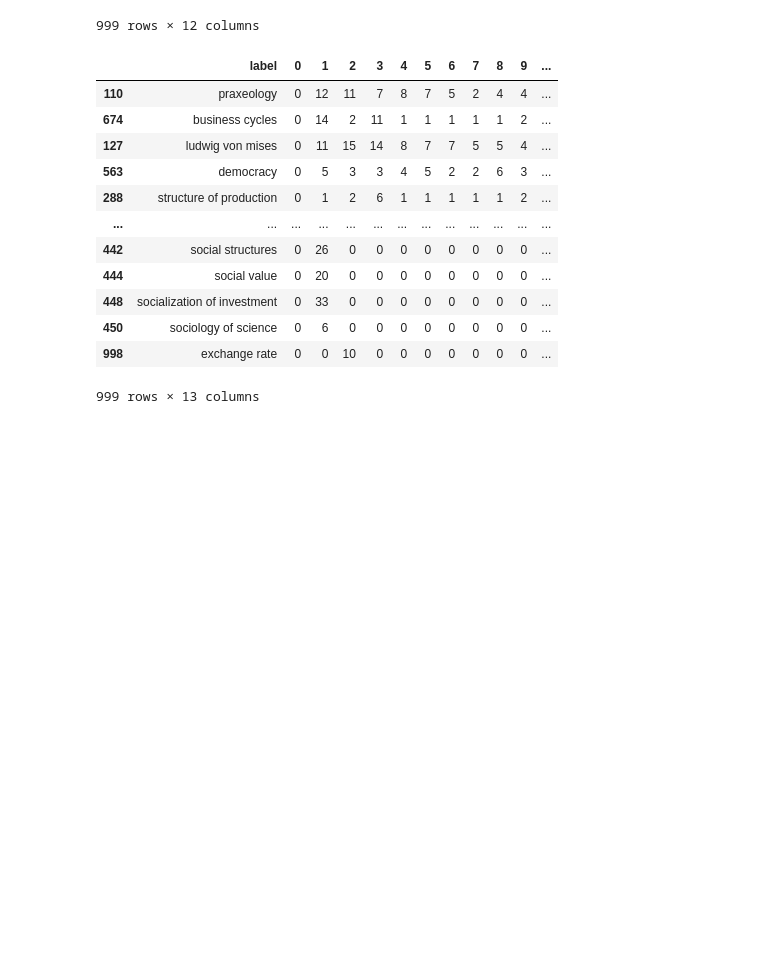
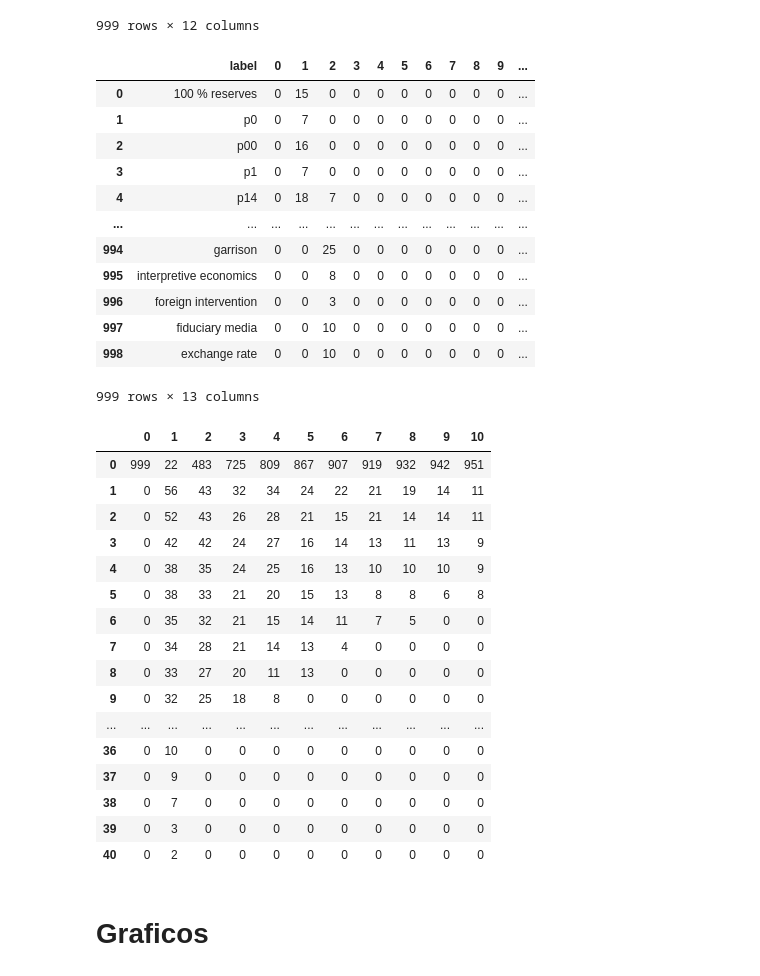
Before and after one commit to thaisfds/bibliometriic-thresholds, a Jupyter notebook: howManyGroups.ipynb, the cells around one changed output. Saved outputs shown, nothing was run; the diff lists cells and outputs as text; code cells hidden in the pictures; blank space fills up the shorter version.

```diff
--- a/howManyGroups.ipynb
+++ b/howManyGroups.ipynb
@@ -107,25 +107,67 @@ df_cluster_info
 # %%
 #para cada linha do df_cluster_info, contar a quantos clusteres elas pertencem
 df_cluster_info['num_clusters'] = df_cluster_info.iloc[:, 1:].astype(bool).sum(axis=1)
+
 df_cluster_stable = df_cluster_info
 
 #ordenar o df_cluster_info por num_clusters decrescente
-df_cluster_stable.sort_values(by='num_clusters', ascending=False, inplace=True)
+#df_cluster_stable.sort_values(by='num_clusters', ascending=False, inplace=True)
 df_cluster_info
 # %% [output]
 |  | label | 0 | 1 | 2 | 3 | 4 | 5 | 6 | 7 | 8 | 9 | ... |
-| 110 | praxeology | 0 | 12 | 11 | 7 | 8 | 7 | 5 | 2 | 4 | 4 | ... |
-| 674 | business cycles | 0 | 14 | 2 | 11 | 1 | 1 | 1 | 1 | 1 | 2 | ... |
-| 127 | ludwig von mises | 0 | 11 | 15 | 14 | 8 | 7 | 7 | 5 | 5 | 4 | ... |
-| 563 | democracy | 0 | 5 | 3 | 3 | 4 | 5 | 2 | 2 | 6 | 3 | ... |
-| 288 | structure of production | 0 | 1 | 2 | 6 | 1 | 1 | 1 | 1 | 1 | 2 | ... |
+| 0 | 100 % reserves | 0 | 15 | 0 | 0 | 0 | 0 | 0 | 0 | 0 | 0 | ... |
+| 1 | p0 | 0 | 7 | 0 | 0 | 0 | 0 | 0 | 0 | 0 | 0 | ... |
+| 2 | p00 | 0 | 16 | 0 | 0 | 0 | 0 | 0 | 0 | 0 | 0 | ... |
+| 3 | p1 | 0 | 7 | 0 | 0 | 0 | 0 | 0 | 0 | 0 | 0 | ... |
+| 4 | p14 | 0 | 18 | 7 | 0 | 0 | 0 | 0 | 0 | 0 | 0 | ... |
 | ... | ... | ... | ... | ... | ... | ... | ... | ... | ... | ... | ... | ... |
-| 442 | social structures | 0 | 26 | 0 | 0 | 0 | 0 | 0 | 0 | 0 | 0 | ... |
-| 444 | social value | 0 | 20 | 0 | 0 | 0 | 0 | 0 | 0 | 0 | 0 | ... |
-| 448 | socialization of investment | 0 | 33 | 0 | 0 | 0 | 0 | 0 | 0 | 0 | 0 | ... |
-| 450 | sociology of science | 0 | 6 | 0 | 0 | 0 | 0 | 0 | 0 | 0 | 0 | ... |
+| 994 | garrison | 0 | 0 | 25 | 0 | 0 | 0 | 0 | 0 | 0 | 0 | ... |
+| 995 | interpretive economics | 0 | 0 | 8 | 0 | 0 | 0 | 0 | 0 | 0 | 0 | ... |
+| 996 | foreign intervention | 0 | 0 | 3 | 0 | 0 | 0 | 0 | 0 | 0 | 0 | ... |
+| 997 | fiduciary media | 0 | 0 | 10 | 0 | 0 | 0 | 0 | 0 | 0 | 0 | ... |
 | 998 | exchange rate | 0 | 0 | 10 | 0 | 0 | 0 | 0 | 0 | 0 | 0 | ... |
 999 rows × 13 columns
+# %%
+#para cada coluna do df_cluster_info, armazenar o maior valor encontrado
+maxTam = 0
+df_cluster_info[1][1]
+
+for coluna in df_cluster_info.columns:
+    if coluna != 'label' and coluna != 'num_clusters' and df_cluster_info[coluna].max() > maxTam:
+        maxTam = df_cluster_info[coluna].max()
+
+#criar o df kclusteres de clusteres unicos x k preenchido com 0
+df_kclusters = pd.DataFrame(0, index=np.arange(maxTam+1), columns=np.arange(kNumber+1))
+
+#para cada linha do df_cluster_info, soma 1 df_kclusters na posicao [cluster+1][k+1]
+
+for coluna in df_cluster_info.columns:
+    for linha in df_cluster_info.index:
+        if coluna != 'label' and coluna != 'num_clusters':
+
+            df_kclusters[coluna][df_cluster_info[coluna][linha]] += 1
+
+df_kclusters
+# %% [output]
+|  | 0 | 1 | 2 | 3 | 4 | 5 | 6 | 7 | 8 | 9 | 10 |
+| 0 | 999 | 22 | 483 | 725 | 809 | 867 | 907 | 919 | 932 | 942 | 951 |
+| 1 | 0 | 56 | 43 | 32 | 34 | 24 | 22 | 21 | 19 | 14 | 11 |
+| 2 | 0 | 52 | 43 | 26 | 28 | 21 | 15 | 21 | 14 | 14 | 11 |
+| 3 | 0 | 42 | 42 | 24 | 27 | 16 | 14 | 13 | 11 | 13 | 9 |
+| 4 | 0 | 38 | 35 | 24 | 25 | 16 | 13 | 10 | 10 | 10 | 9 |
+| 5 | 0 | 38 | 33 | 21 | 20 | 15 | 13 | 8 | 8 | 6 | 8 |
+| 6 | 0 | 35 | 32 | 21 | 15 | 14 | 11 | 7 | 5 | 0 | 0 |
+| 7 | 0 | 34 | 28 | 21 | 14 | 13 | 4 | 0 | 0 | 0 | 0 |
+| 8 | 0 | 33 | 27 | 20 | 11 | 13 | 0 | 0 | 0 | 0 | 0 |
+| 9 | 0 | 32 | 25 | 18 | 8 | 0 | 0 | 0 | 0 | 0 | 0 |
+| ... | ... | ... | ... | ... | ... | ... | ... | ... | ... | ... | ... |
+| 36 | 0 | 10 | 0 | 0 | 0 | 0 | 0 | 0 | 0 | 0 | 0 |
+| 37 | 0 | 9 | 0 | 0 | 0 | 0 | 0 | 0 | 0 | 0 | 0 |
+| 38 | 0 | 7 | 0 | 0 | 0 | 0 | 0 | 0 | 0 | 0 | 0 |
+| 39 | 0 | 3 | 0 | 0 | 0 | 0 | 0 | 0 | 0 | 0 | 0 |
+| 40 | 0 | 2 | 0 | 0 | 0 | 0 | 0 | 0 | 0 | 0 | 0 |
+# %% [markdown]
+# Graficos
 # %%
 #plotar um grafico de barras com o numero de clusters por label
 plt.figure(figsize=(150, 5))
```
Also changed, not shown: parts of 2 cells of this notebook, 2 other files.
